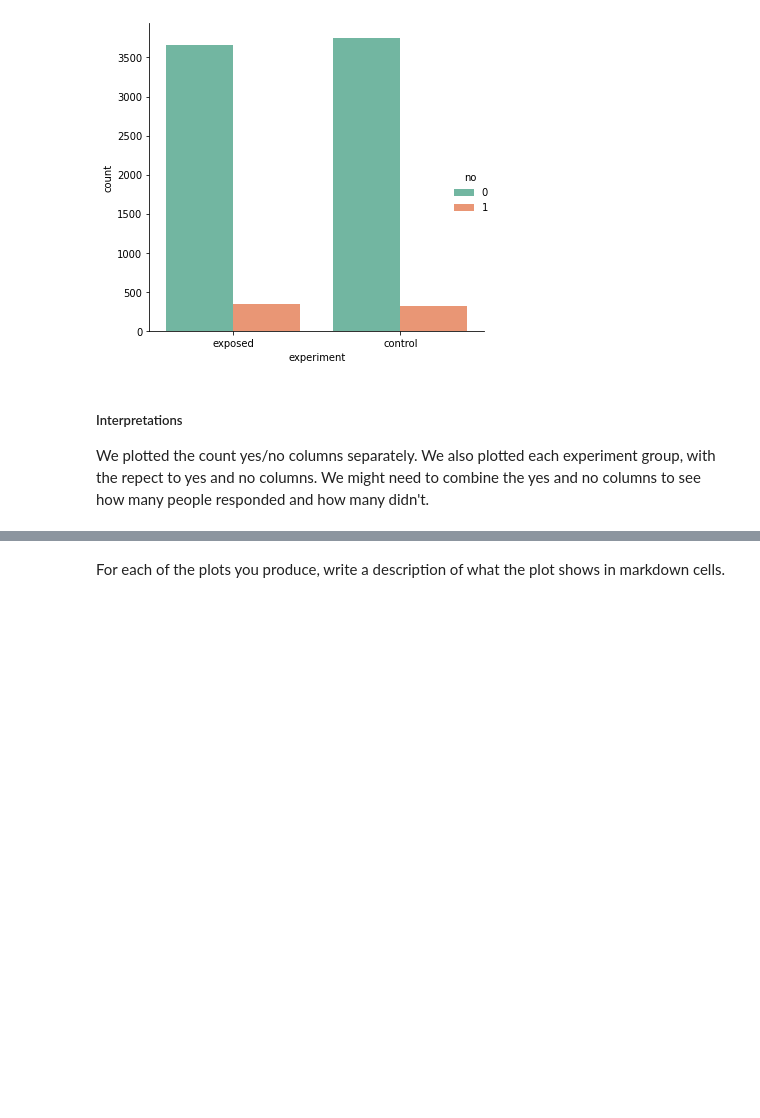
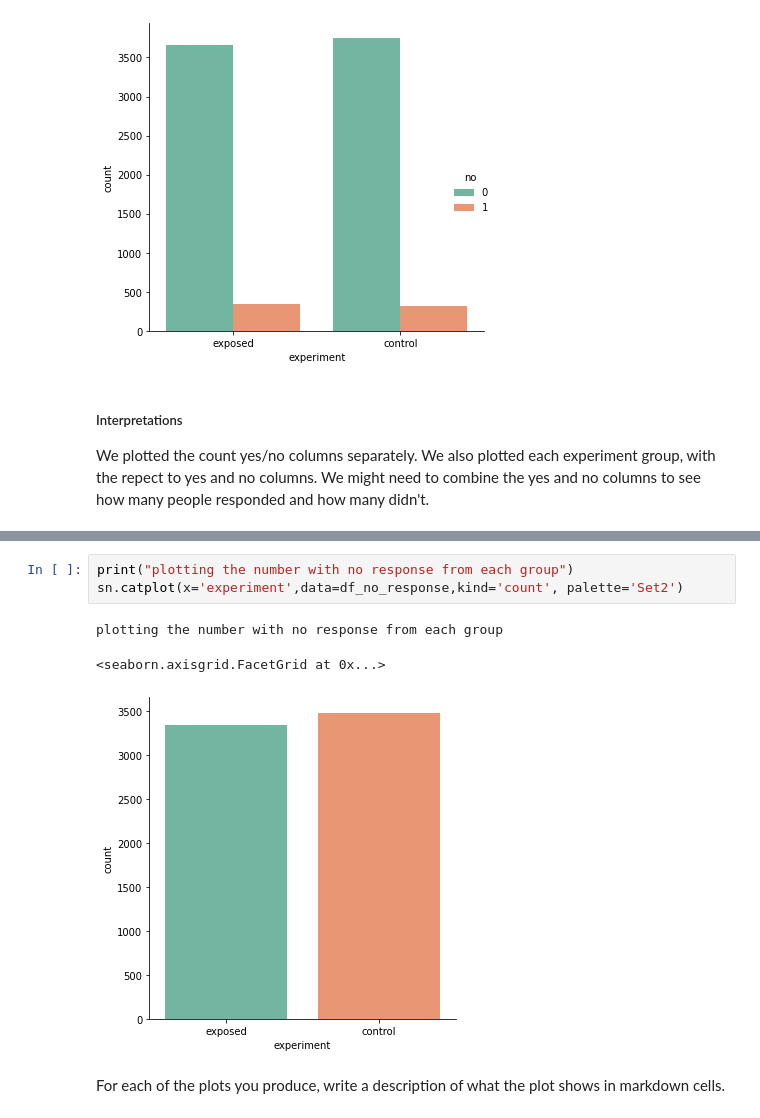
Before and after one commit to DiboraHaile/Testing-A-B, a Jupyter notebook: notebooks/classical_A-B_testing_analysis.ipynb, the cells around one changed output, grey strips where cells are left out. Saved outputs shown, nothing was run; the diff lists cells and outputs as text; blank space fills up the shorter version.

```diff
--- a/notebooks/classical_A-B_testing_analysis.ipynb
+++ b/notebooks/classical_A-B_testing_analysis.ipynb
@@ -131,3 +148,10 @@ We might need to combine the yes and no columns to see how many people responded
+# %%
+print("plotting the number with no response from each group")
+sn.catplot(x='experiment',data=df_no_response,kind='count', palette='Set2')
+# %% [output]
+plotting the number with no response from each group
+<seaborn.axisgrid.FacetGrid at 0x...>
+[figure, added]
 # %% [markdown]
 For each of the plots you produce, write a description of what the plot shows in markdown cells.
 # %% [markdown]
```
Also changed, not shown: parts of 3 cells of this notebook.
